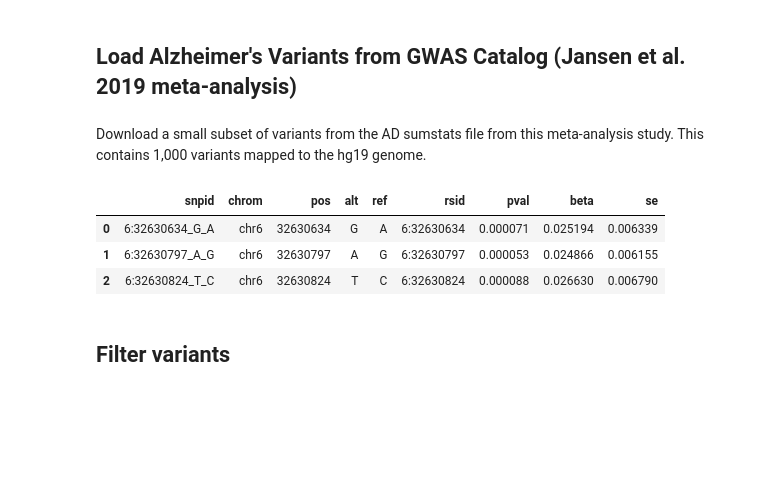
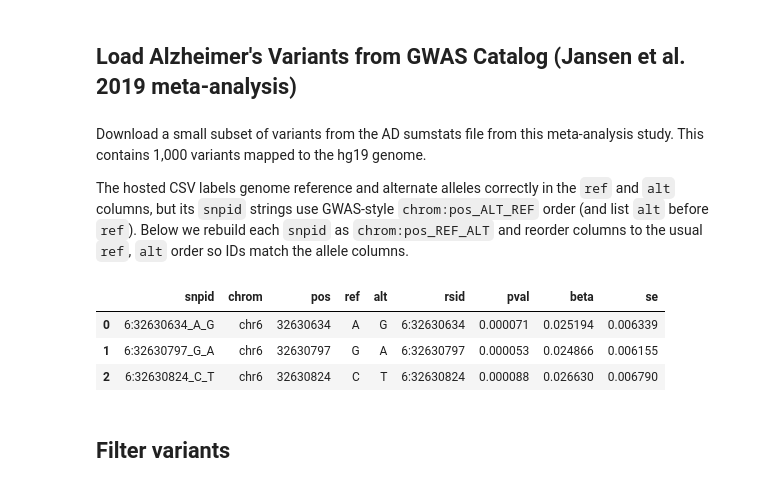
Before and after one commit to Genentech/gReLU, a Jupyter notebook: docs/tutorials/5_variant.ipynb, the cells around one changed output. Cells and saved outputs as stored; diff of their text form; code cells hidden in the pictures; blank space fills up the shorter version.

```diff
--- a/docs/tutorials/5_variant.ipynb
+++ b/docs/tutorials/5_variant.ipynb
@@ -62,6 +62,8 @@ tasks.head(3)
 ## Load Alzheimer's Variants from GWAS Catalog (Jansen et al. 2019 meta-analysis)
 # %% [markdown]
 Download a small subset of variants from the AD sumstats file from this meta-analysis study. This contains 1,000 variants mapped to the hg19 genome.
+
+The hosted CSV labels genome reference and alternate alleles correctly in the `ref` and `alt` columns, but its `snpid` strings use GWAS-style `chrom:pos_ALT_REF` order (and list `alt` before `ref`). Below we rebuild each `snpid` as `chrom:pos_REF_ALT` and reorder columns to the usual `ref`, `alt` order so IDs match the allele columns.
 # %%
 import grelu.resources
 
@@ -71,12 +73,24 @@ variant_file = grelu.resources.download_dataset(
 )
 # %%
 variants = pd.read_csv(variant_file)
+
+# Normalize snpid to chrom:pos_REF_ALT and put ref before alt
+variants["snpid"] = (
+    variants["chrom"].str.replace("chr", "", regex=False)
+    + ":"
+    + variants["pos"].astype(str)
+    + "_"
+    + variants["ref"]
+    + "_"
+    + variants["alt"]
+)
+variants = variants[["snpid", "chrom", "pos", "ref", "alt", "rsid", "pval", "beta", "se"]]
 variants.head(3)
 # %% [output]
-|  | snpid | chrom | pos | alt | ref | rsid | pval | beta | se |
-| 0 | 6:32630634_G_A | chr6 | 32630634 | G | A | 6:32630634 | 0.000071 | 0.025194 | 0.006339 |
-| 1 | 6:32630797_A_G | chr6 | 32630797 | A | G | 6:32630797 | 0.000053 | 0.024866 | 0.006155 |
-| 2 | 6:32630824_T_C | chr6 | 32630824 | T | C | 6:32630824 | 0.000088 | 0.026630 | 0.006790 |
+|  | snpid | chrom | pos | ref | alt | rsid | pval | beta | se |
+| 0 | 6:32630634_A_G | chr6 | 32630634 | A | G | 6:32630634 | 0.000071 | 0.025194 | 0.006339 |
+| 1 | 6:32630797_G_A | chr6 | 32630797 | G | A | 6:32630797 | 0.000053 | 0.024866 | 0.006155 |
+| 2 | 6:32630824_C_T | chr6 | 32630824 | C | T | 6:32630824 | 0.000088 | 0.026630 | 0.006790 |
 # %% [markdown]
 ## Filter variants
 # %%
```
Also changed, not shown: parts of 5 cells of this notebook.
